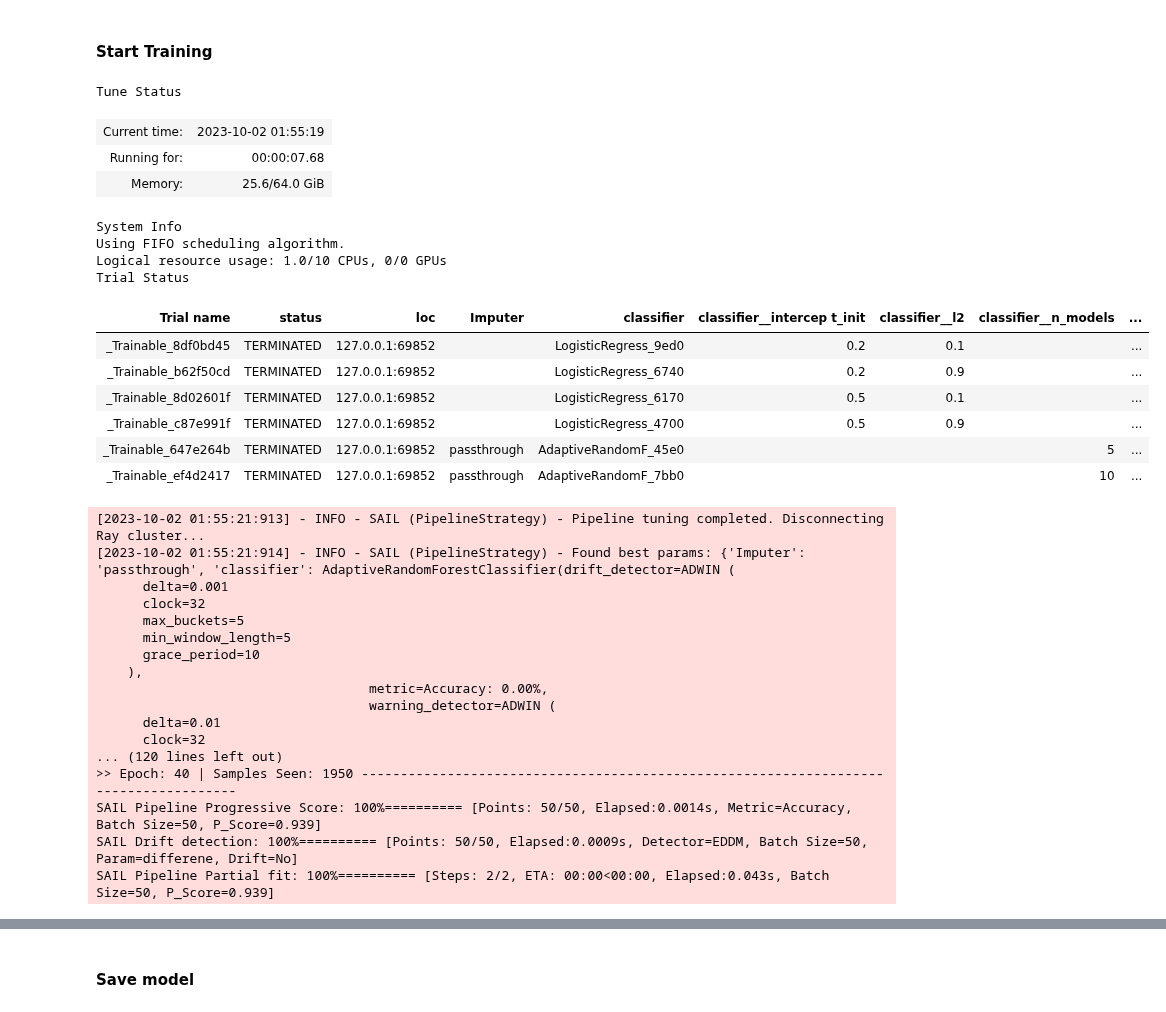
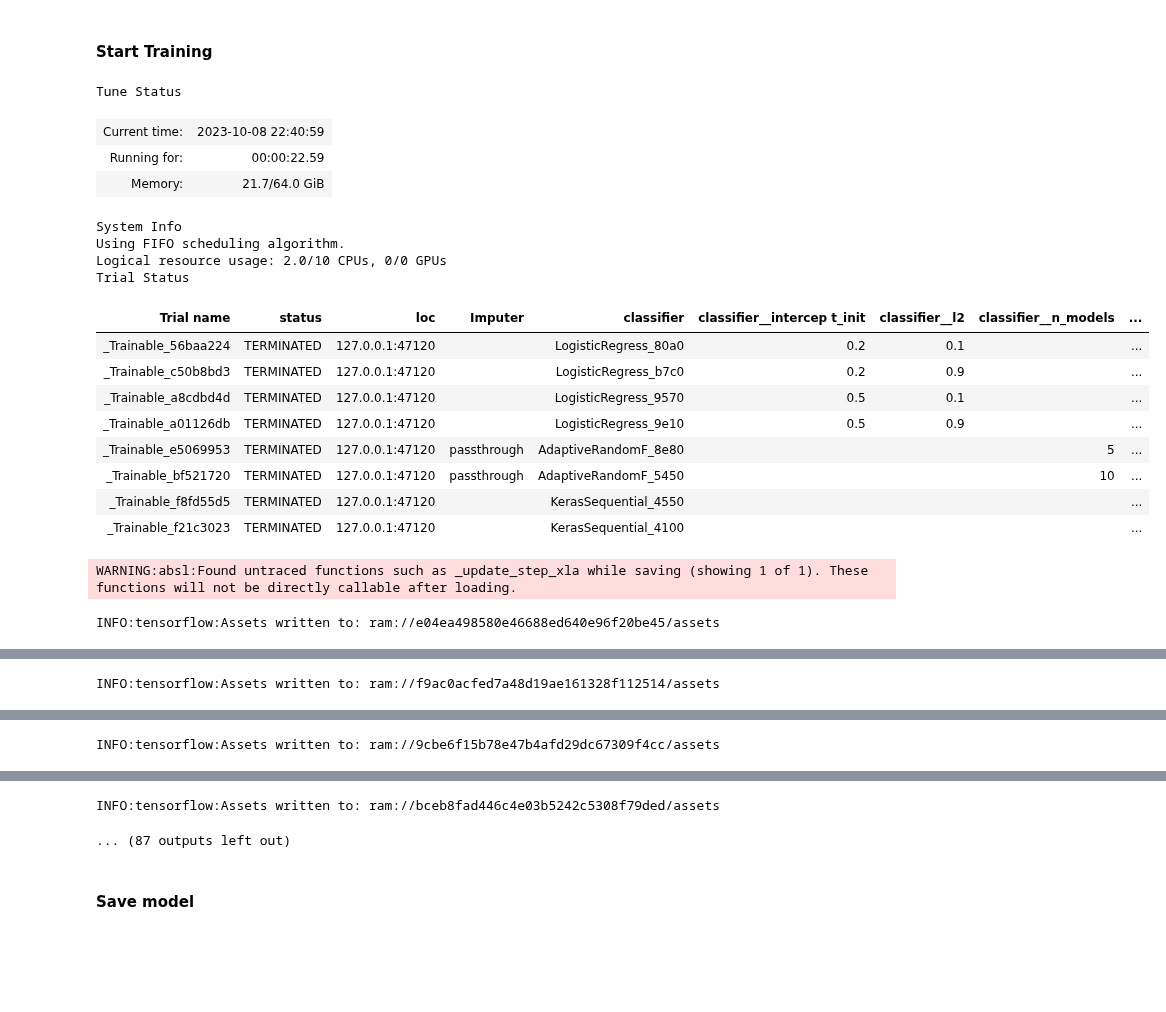
Before and after one commit to IBM/sail, a Jupyter notebook: examples/models/auto_ml/sail_auto_pipeline_classification.ipynb, the cells around one changed output, grey strips where cells are left out. Saved outputs shown, nothing was run; the diff lists cells and outputs as text; code cells hidden in the pictures; blank space fills up the shorter version.

Commit message:
Keras and Torch AutoML fix.
Signed-off-by: Dhaval Salwala <dhaval.vinodbhai.salwala@ibm.com>

```diff
--- a/examples/models/auto_ml/sail_auto_pipeline_classification.ipynb
+++ b/examples/models/auto_ml/sail_auto_pipeline_classification.ipynb
@@ -25,6 +26,12 @@ X.drop("class", axis=1, inplace=True)
 # %%
 logistic_reg = LogisticRegression(optimizer=optim.SGD(0.1))
 random_forest = AdaptiveRandomForestClassifier(n_models=10)
+keras = KerasSequentialClassifier(
+    num_hidden_nodes= [10],
+    hidden_layer_activation= ["relu"],
+    num_output_nodes= 1,
+    outer_layer_activation="sigmoid"
+)
 # %% [markdown]
 #### Create SAIL Pipeline
 # %%
@@ -48,11 +55,10 @@ params_grid = [
         "classifier__n_models": [5, 10],
         "Imputer": ["passthrough"],
     },
+    {
+        "classifier": [keras],
+        "classifier__num_hidden_nodes": [[5], [10]]
+    }
 ]
-
-# params_grid = {
-#     "classifier__l2": [0.1, 0.9],
-#     "classifier__intercept_init": [0.2, 0.5],
-# }
 # %% [markdown]
 #### Create Model Instance
@@ -61,4 +65,6 @@ params_grid = [
 # %%
+# tracer = TracingClient(service_name="SAIL_Testing", otlp_endpoint="http://localhost:4318")
+
 auto_pipeline = SAILAutoPipeline(
     pipeline=sail_pipeline,
     pipeline_params_grid=params_grid,
@@ -74,11 +80,11 @@ auto_pipeline = SAILAutoPipeline(
     },
     search_data_size=1000,
     incremental_training=True,
-    drift_detector=SAILDriftDetector(model=EDDM(), drift_param="score"),
+    drift_detector=SAILDriftDetector(model=EDDM(), drift_param="difference"),
     pipeline_strategy="DetectAndIncrement",
     verbosity_level=1,
     verbosity_interval=1,
     tensorboard_log_dir=None,
-    tracer=None # tracer
+    tracer=None
 )
 # %% [output]
@@ -88,53 +94,43 @@ auto_pipeline = SAILAutoPipeline(
 # %%
 y_preds = []
 y_true = []
 batch_size = 50
 
 #with tracer.trace_as_current_span(span_name="Pipeline-Train"):
 for start in range(0, 2000, batch_size):
 
     end = start + batch_size
 
     X_train = X.iloc[start:end]
     y_train = y.iloc[start:end]
 
+    if start == 0:
+        keras.fit(X_train, y_train)
+
     if end > 1000: # search_data_size is 1000
         preds = auto_pipeline.predict(X_train)
         if preds is not None:
             y_preds.extend(list(preds))
             y_true.extend(list(y_train))
 
     auto_pipeline.train(X_train, y_train, classifier__classes=[1, 0])
 # %% [output]
 Tune Status
-| Current time: | 2023-10-02 01:55:19 |
-| Running for: | 00:00:07.68 |
-| Memory: | 25.6/64.0 GiB |
+| Current time: | 2023-10-08 22:40:59 |
+| Running for: | 00:00:22.59 |
+| Memory: | 21.7/64.0 GiB |
 System Info
 Using FIFO scheduling algorithm.
-Logical resource usage: 1.0/10 CPUs, 0/0 GPUs
+Logical resource usage: 2.0/10 CPUs, 0/0 GPUs
 Trial Status
 | Trial name | status | loc | Imputer | classifier | classifier__intercep t_init | classifier__l2 | classifier__n_models | ... |
-| _Trainable_8df0bd45 | TERMINATED | 127.0.0.1:69852 |  | LogisticRegress_9ed0 | 0.2 | 0.1 |  | ... |
-| _Trainable_b62f50cd | TERMINATED | 127.0.0.1:69852 |  | LogisticRegress_6740 | 0.2 | 0.9 |  | ... |
-| _Trainable_8d02601f | TERMINATED | 127.0.0.1:69852 |  | LogisticRegress_6170 | 0.5 | 0.1 |  | ... |
-| _Trainable_c87e991f | TERMINATED | 127.0.0.1:69852 |  | LogisticRegress_4700 | 0.5 | 0.9 |  | ... |
-| _Trainable_647e264b | TERMINATED | 127.0.0.1:69852 | passthrough | AdaptiveRandomF_45e0 |  |  | 5 | ... |
-| _Trainable_ef4d2417 | TERMINATED | 127.0.0.1:69852 | passthrough | AdaptiveRandomF_7bb0 |  |  | 10 | ... |
+| _Trainable_56baa224 | TERMINATED | 127.0.0.1:47120 |  | LogisticRegress_80a0 | 0.2 | 0.1 |  | ... |
+| _Trainable_c50b8bd3 | TERMINATED | 127.0.0.1:47120 |  | LogisticRegress_b7c0 | 0.2 | 0.9 |  | ... |
+| _Trainable_a8cdbd4d | TERMINATED | 127.0.0.1:47120 |  | LogisticRegress_9570 | 0.5 | 0.1 |  | ... |
+| _Trainable_a01126db | TERMINATED | 127.0.0.1:47120 |  | LogisticRegress_9e10 | 0.5 | 0.9 |  | ... |
+| _Trainable_e5069953 | TERMINATED | 127.0.0.1:47120 | passthrough | AdaptiveRandomF_8e80 |  |  | 5 | ... |
+| _Trainable_bf521720 | TERMINATED | 127.0.0.1:47120 | passthrough | AdaptiveRandomF_5450 |  |  | 10 | ... |
+| _Trainable_f8fd55d5 | TERMINATED | 127.0.0.1:47120 |  | KerasSequential_4550 |  |  |  | ... |
+| _Trainable_f21c3023 | TERMINATED | 127.0.0.1:47120 |  | KerasSequential_4100 |  |  |  | ... |
-[2023-10-02 01:55:21:913] - INFO - SAIL (PipelineStrategy) - Pipeline tuning completed. Disconnecting Ray cluster...
-[2023-10-02 01:55:21:914] - INFO - SAIL (PipelineStrategy) - Found best params: {'Imputer': 'passthrough', 'classifier': AdaptiveRandomForestClassifier(drift_detector=ADWIN (
-      delta=0.001
-      clock=32
-      max_buckets=5
-      min_window_length=5
-      grace_period=10
-    ),
-                                   metric=Accuracy: 0.00%,
-                                   warning_detector=ADWIN (
-      delta=0.01
-      clock=32
-... (120 lines left out)
->> Epoch: 40 | Samples Seen: 1950 -------------------------------------------------------------------------------------
-SAIL Pipeline Progressive Score: 100%========== [Points: 50/50, Elapsed:0.0014s, Metric=Accuracy, Batch Size=50, P_Score=0.939]
-SAIL Drift detection: 100%========== [Points: 50/50, Elapsed:0.0009s, Detector=EDDM, Batch Size=50, Param=differene, Drift=No]
-SAIL Pipeline Partial fit: 100%========== [Steps: 2/2, ETA: 00:00<00:00, Elapsed:0.043s, Batch Size=50, P_Score=0.939]
+WARNING:absl:Found untraced functions such as _update_step_xla while saving (showing 1 of 1). These functions will not be directly callable after loading.
+INFO:tensorflow:Assets written to: ram://e04ea498580e46688ed640e96f20be45/assets
@@ -140,0 +139 @@ SAIL Pipeline Partial fit: 100%========== [Steps: 2/2, ETA: 00:00<00:00, Elapsed
+INFO:tensorflow:Assets written to: ram://f9ac0acfed7a48d19ae161328f112514/assets
@@ -140,0 +143 @@ SAIL Pipeline Partial fit: 100%========== [Steps: 2/2, ETA: 00:00<00:00, Elapsed
+INFO:tensorflow:Assets written to: ram://9cbe6f15b78e47b4afd29dc67309f4cc/assets
@@ -141,3 +147,5 @@ SAIL Pipeline Partial fit: 100%========== [Steps: 2/2, ETA: 00:00<00:00, Elapsed
+INFO:tensorflow:Assets written to: ram://bceb8fad446c4e03b5242c5308f79ded/assets
+... (87 outputs left out)
 # %% [markdown]
 #### Save model
 # %%
```
Also changed, not shown: parts of 9 cells of this notebook, 6 other files.
